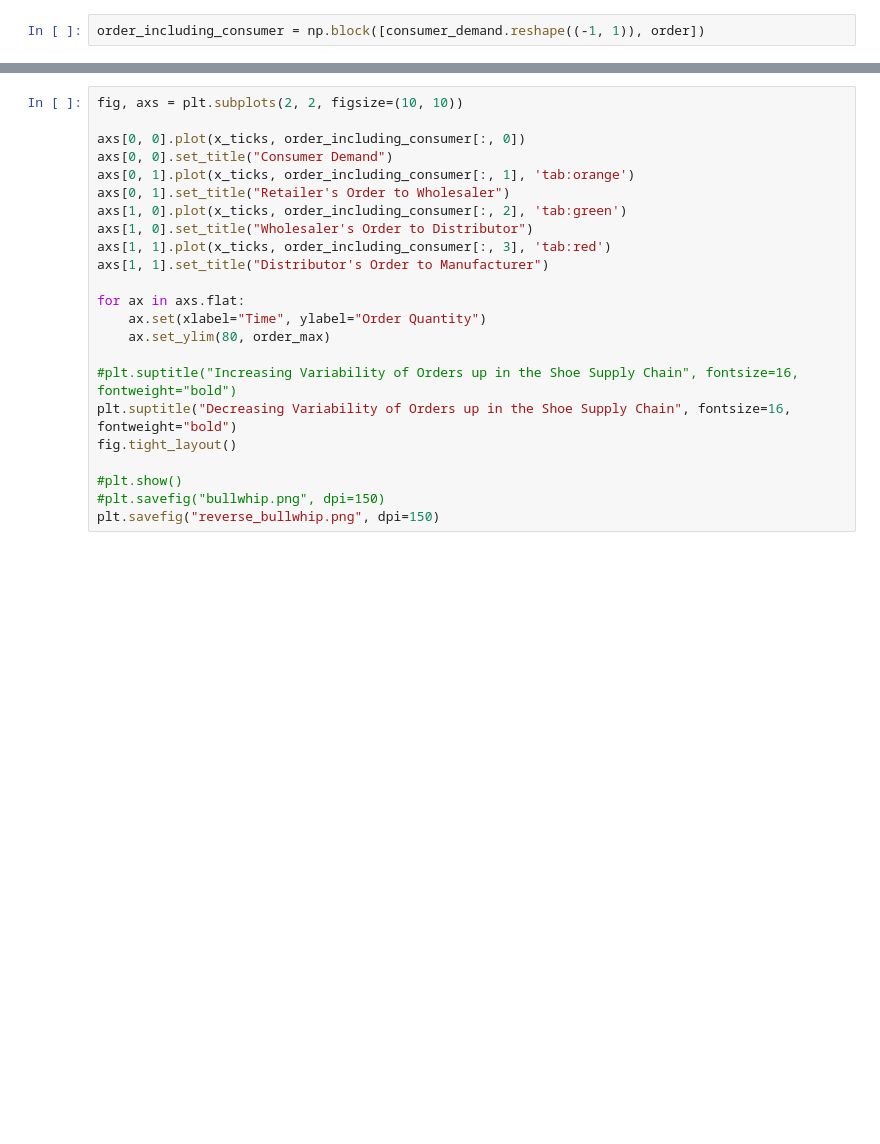
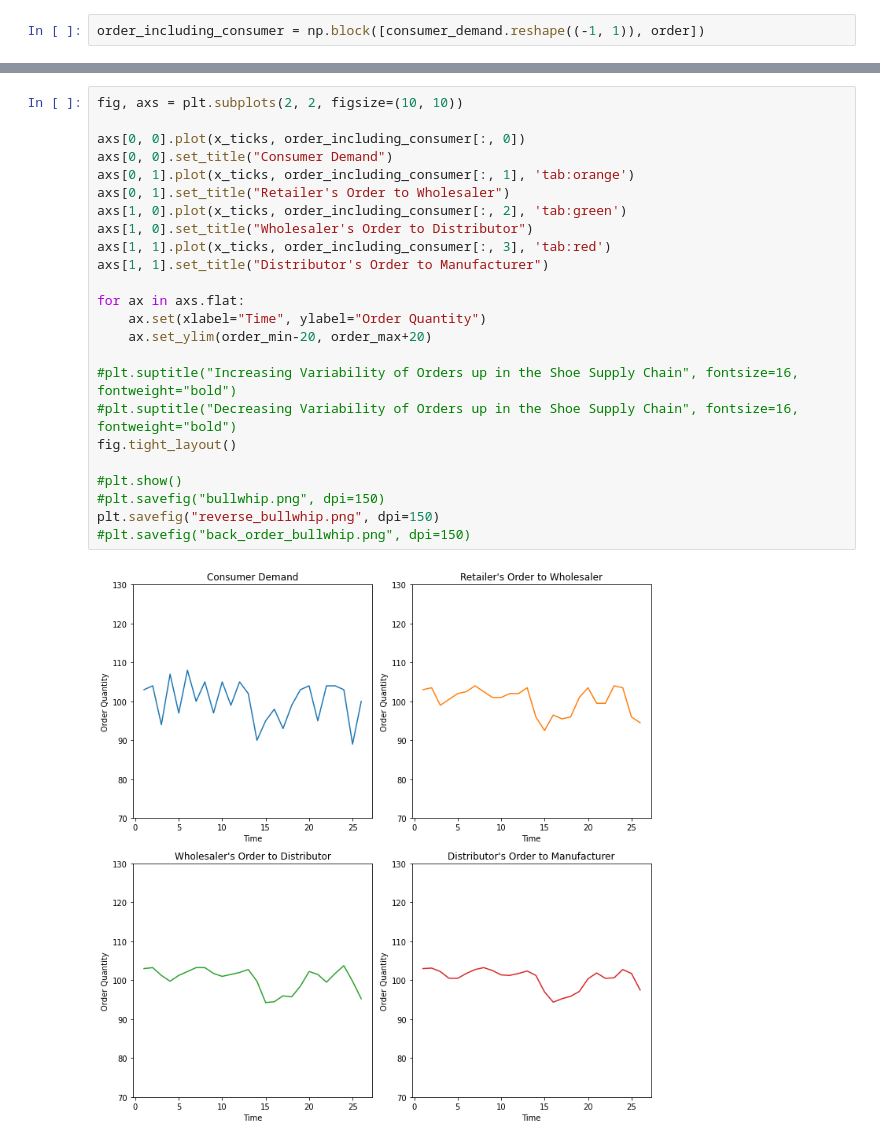
Before and after one commit to AysajanE/bullwhip_with_dag, a Jupyter notebook: bullwhip_dag.ipynb, the cells around one changed output, grey strips where cells are left out. Saved outputs shown, nothing was run; the diff lists cells and outputs as text; blank space fills up the shorter version.

Commit message:
add analysis for back-order case

```diff
--- a/bullwhip_dag.ipynb
+++ b/bullwhip_dag.ipynb
@@ -137,25 +183,28 @@ plt.show()
 # %%
 fig, axs = plt.subplots(2, 2, figsize=(10, 10))
 
 axs[0, 0].plot(x_ticks, order_including_consumer[:, 0])
 axs[0, 0].set_title("Consumer Demand")
 axs[0, 1].plot(x_ticks, order_including_consumer[:, 1], 'tab:orange')
 axs[0, 1].set_title("Retailer's Order to Wholesaler")
 axs[1, 0].plot(x_ticks, order_including_consumer[:, 2], 'tab:green')
 axs[1, 0].set_title("Wholesaler's Order to Distributor")
 axs[1, 1].plot(x_ticks, order_including_consumer[:, 3], 'tab:red')
 axs[1, 1].set_title("Distributor's Order to Manufacturer")
 
 for ax in axs.flat:
     ax.set(xlabel="Time", ylabel="Order Quantity")
-    ax.set_ylim(80, order_max)
+    ax.set_ylim(order_min-20, order_max+20)
 
 #plt.suptitle("Increasing Variability of Orders up in the Shoe Supply Chain", fontsize=16, fontweight="bold")
-plt.suptitle("Decreasing Variability of Orders up in the Shoe Supply Chain", fontsize=16, fontweight="bold")
+#plt.suptitle("Decreasing Variability of Orders up in the Shoe Supply Chain", fontsize=16, fontweight="bold")
 fig.tight_layout()
 
 #plt.show()
 #plt.savefig("bullwhip.png", dpi=150)
 plt.savefig("reverse_bullwhip.png", dpi=150)
+#plt.savefig("back_order_bullwhip.png", dpi=150)
+# %% [output]
+[figure, added]
 # %%
 np.std(order_including_consumer, axis=0)
```
Also changed, not shown: parts of 12 cells of this notebook, 3 other files.
